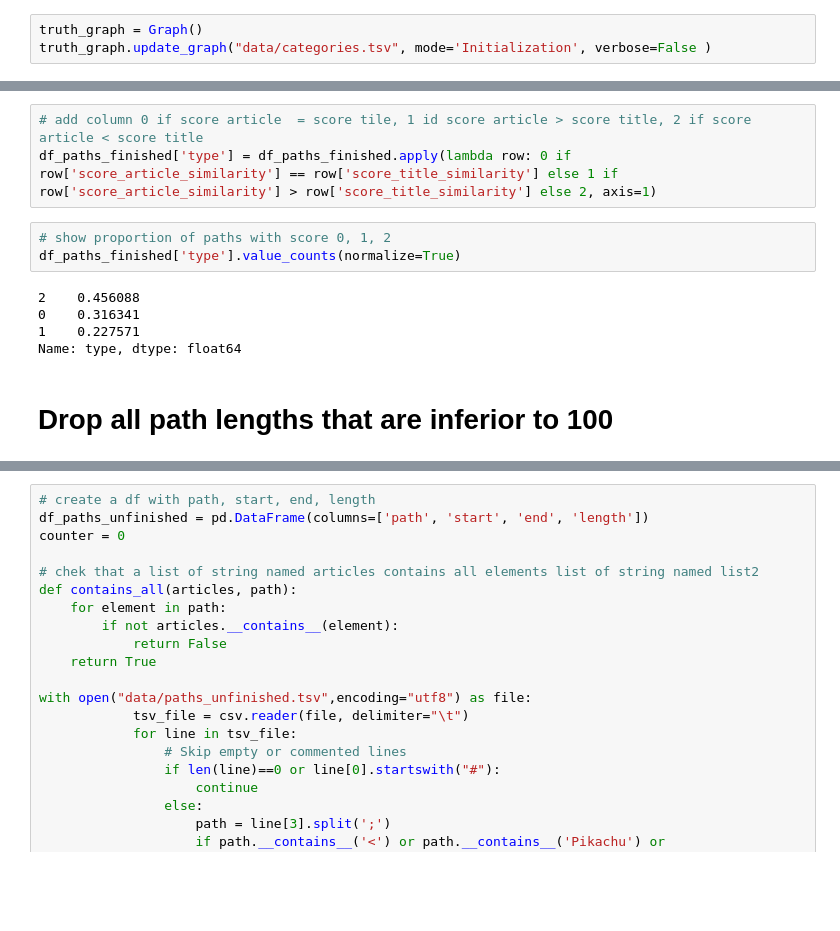
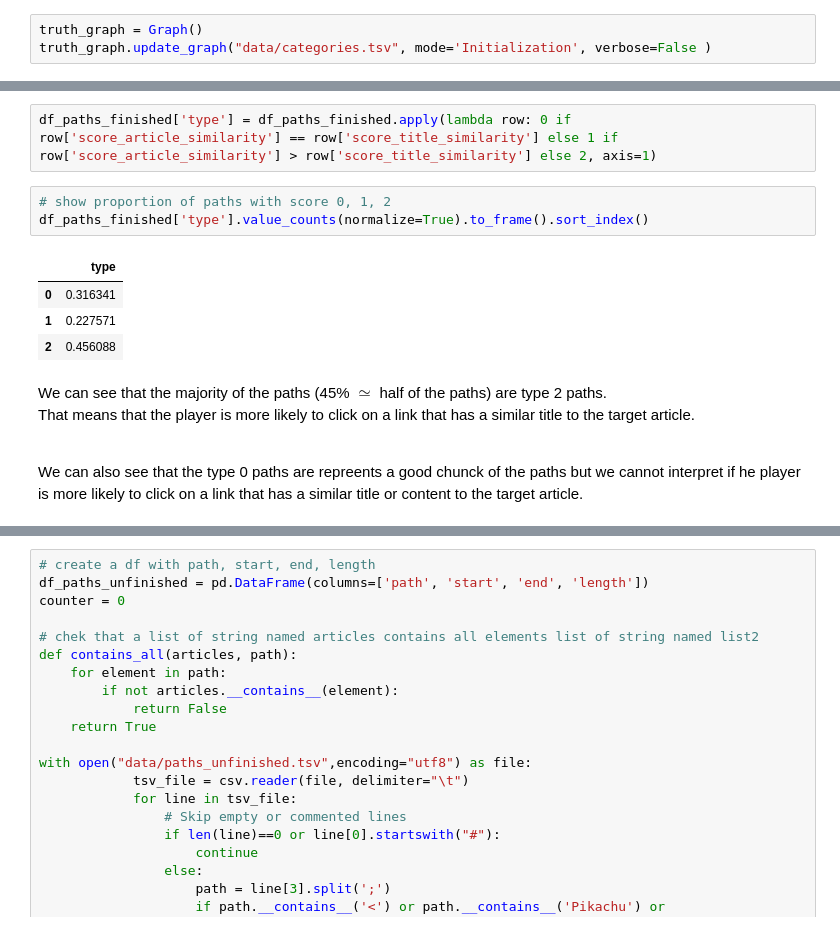
Before and after one commit to epfl-ada/ada-2022-project-groupe53, a Jupyter notebook: MehdiPlayground.ipynb, the cells around one changed output, grey strips where cells are left out. Drawn from its saved outputs; the diff is of its cells as text; blank space fills up the shorter version.

```diff
--- a/MehdiPlayground.ipynb
+++ b/MehdiPlayground.ipynb
@@ -108,13 +174,15 @@ df_paths_finished.sort_values(by=['score_article_similarity'], ascending=False)
 # %%
-# add column 0 if score article  = score tile, 1 id score article > score title, 2 if score article < score title
 df_paths_finished['type'] = df_paths_finished.apply(lambda row: 0 if row['score_article_similarity'] == row['score_title_similarity'] else 1 if row['score_article_similarity'] > row['score_title_similarity'] else 2, axis=1)
 # %%
 # show proportion of paths with score 0, 1, 2
-df_paths_finished['type'].value_counts(normalize=True)
+df_paths_finished['type'].value_counts(normalize=True).to_frame().sort_index()
 # %% [output]
-2    0.456088
-0    0.316341
-1    0.227571
-Name: type, dtype: float64
+|  | type |
+| 0 | 0.316341 |
+| 1 | 0.227571 |
+| 2 | 0.456088 |
-# %% [markdown]
-# Drop all path lengths that are inferior to 100
+# %% [markdown]
+We can see that the majority of the paths (45% $\simeq$ half of the paths) are type 2 paths. <br>
+That means that the player is more likely to click on a link that has a similar title to the target article. <br><br>
+
+We can also see that the type 0 paths are repreents a good chunck of the paths but we cannot interpret if he player is more likely to click on a link that has a similar title or content to the target article. <br>
```
Also changed, not shown: parts of 39 cells of this notebook.
